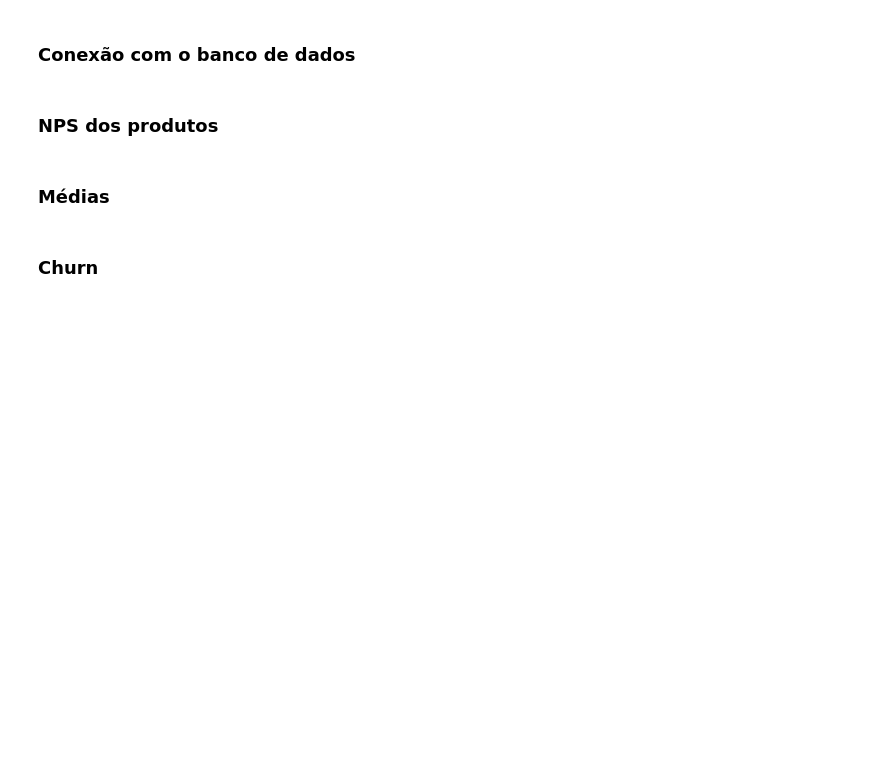
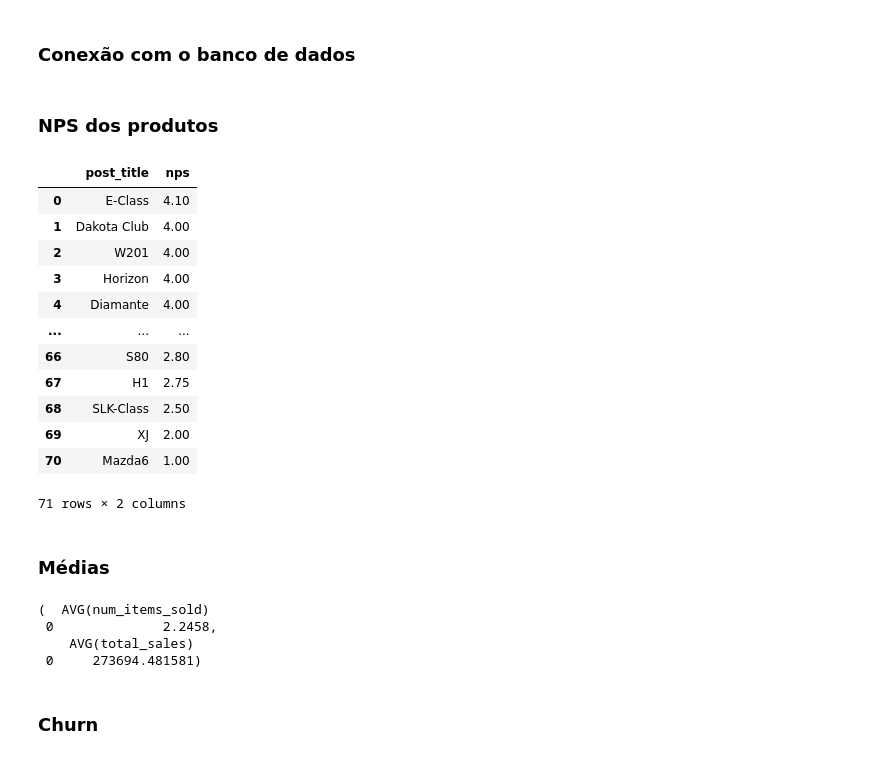
Before and after one commit to MarcalFilosofo/Marketing-Segmentado, a Jupyter notebook: kpis.ipynb, the cells around one changed output. Saved outputs shown, nothing was run; the diff lists cells and outputs as text; code cells hidden in the pictures; blank space fills up the shorter version.

```diff
--- a/kpis.ipynb
+++ b/kpis.ipynb
@@ -35,15 +35,30 @@ conn = DBConnection.getConnection()
 # %%
 conn.execute("""
     SELECT wp_posts.post_title, AVG(wp_commentmeta.meta_value) as nps FROM wp_posts
     INNER JOIN wp_comments ON wp_posts.ID = wp_comments.comment_post_ID
     INNER JOIN wp_commentmeta ON wp_comments.comment_ID = wp_commentmeta.comment_id
     WHERE
     wp_commentmeta.meta_key = 'rating'
     GROUP BY wp_posts.post_title
     ORDER BY nps DESC
 """)
 
 nps = pd.DataFrame(conn.fetchall())
+nps
+# %% [output]
+|  | post_title | nps |
+| 0 | E-Class | 4.10 |
+| 1 | Dakota Club | 4.00 |
+| 2 | W201 | 4.00 |
+| 3 | Horizon | 4.00 |
+| 4 | Diamante | 4.00 |
+| ... | ... | ... |
+| 66 | S80 | 2.80 |
+| 67 | H1 | 2.75 |
+| 68 | SLK-Class | 2.50 |
+| 69 | XJ | 2.00 |
+| 70 | Mazda6 | 1.00 |
+71 rows × 2 columns
 # %% [markdown]
 ### Médias
 # %%
@@ -58,6 +73,12 @@ conn.execute("""
 """)
 
 media_itens_carrinho = pd.DataFrame(conn.fetchall())
+media_itens_carrinho, ticket_medio
+# %% [output]
+(  AVG(num_items_sold)
+ 0              2.2458,
+    AVG(total_sales)
+ 0     273694.481581)
 # %% [markdown]
 ### Churn
 # %% [markdown]
```
Also changed, not shown: parts of 5 cells of this notebook.
